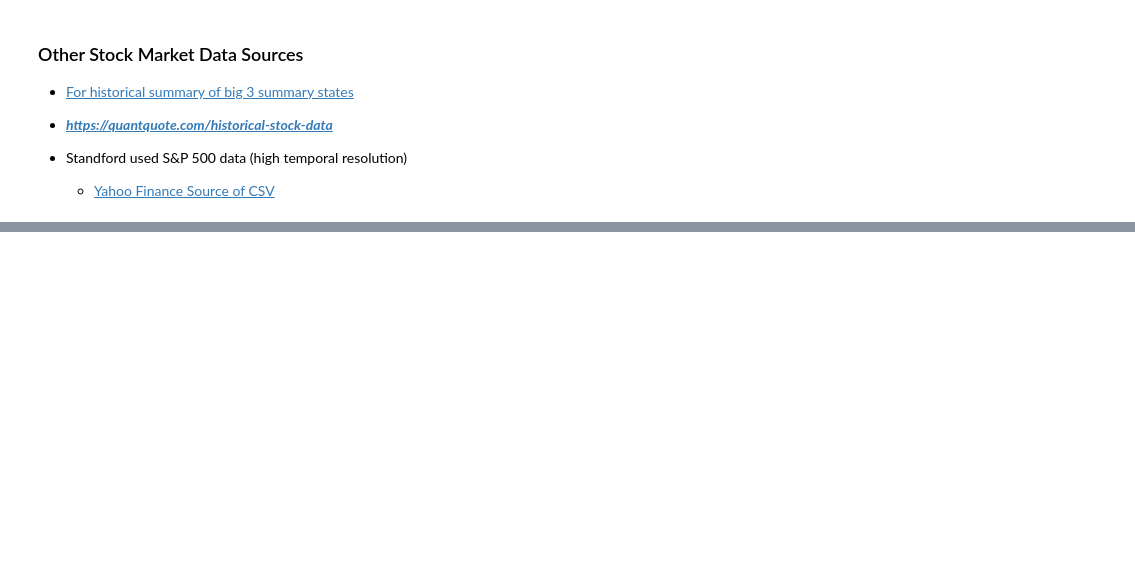
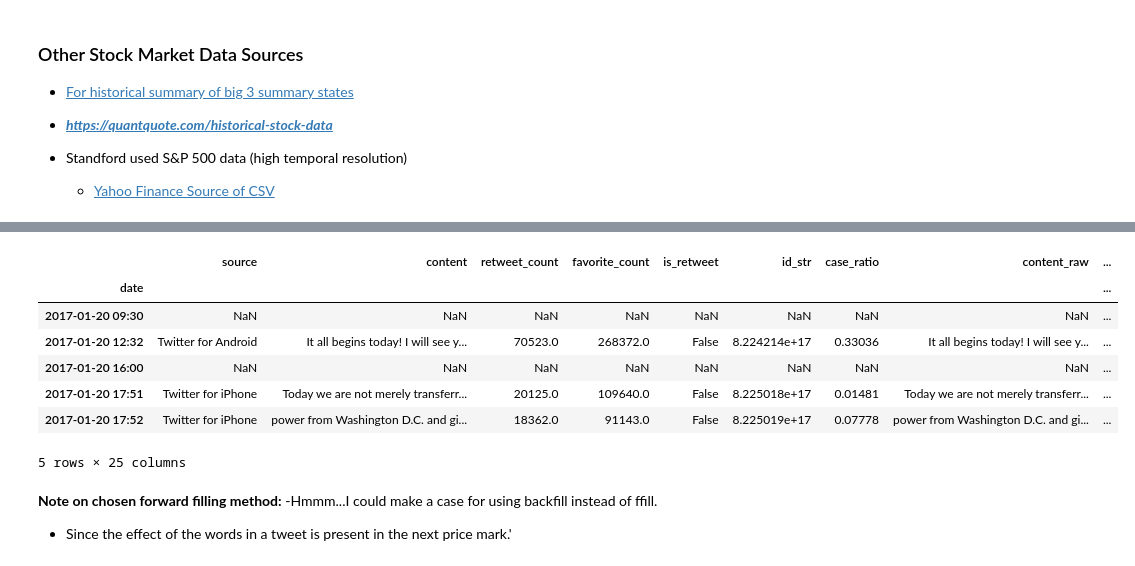
Before and after one commit to jirvingphd/dsc-5-capstone-project-online-ds-ft-021119, a Jupyter notebook: mod_5_final_project_wip.ipynb, the cells around one changed output, grey strips where cells are left out. Drawn from its saved outputs; the diff is of its cells as text; code cells hidden in the pictures; blank space fills up the shorter version.

```diff
--- a/mod_5_final_project_wip.ipynb
+++ b/mod_5_final_project_wip.ipynb
@@ -941,0 +957,11 @@ TypeError: resample() got an unexpected keyword argument 'inplace'
+# %%
+twitter_df = pd.read_csv('data/trump_twitter_archive_df.csv', encoding='utf-8',index_col='date',parse_dates=True)
+twitter_df.drop('Unnamed: 0',axis=1,inplace=True)
+
+# Fill in missing values before merging with stock data
+twitter_df.fillna('', inplace=True)
+twitter_df.sort_index(ascending=True, inplace=True)
+
+# Check header and daterange of index
+display(twitter_df.head(2))
+twitter_df.index[[0,-1]]
@@ -941,0 +975,9 @@ TypeError: resample() got an unexpected keyword argument 'inplace'
+# %%
+# Round inde to the nearest minute
+twitter_df.index = twitter_df.index.round('T')
+
+# Make datetime index a periodindex
+twitter_df = twitter_df.to_period('T')
+
+display(twitter_df.head(2))
+twitter_df.index[[0,-1]]
@@ -941,0 +986,12 @@ TypeError: resample() got an unexpected keyword argument 'inplace'
+# %%
+# Select only the stock periods that have corresponding tweets (post-inaugauration)
+stock_periods=stock_periods['2017-01-20':]
+
+# Confirm the endpoints of the stocks and tweets before combining
+stock_periods.index[[0,-1]], twitter_df.index[[0,-1]]
+
+# Make stock_periods a dataframe with 'price' column title
+stock_periods_df = pd.DataFrame(stock_periods,columns=['price'], copy=True)
+
+display(stock_periods_df.head(2))
+display(twitter_df.head(2))
@@ -941,0 +1010,3 @@ TypeError: resample() got an unexpected keyword argument 'inplace'
+# %%
+df = twitter_df.merge(stock_periods_df, how='outer', on='date', sort=True)
+df[['content','price']].isna().sum()
@@ -941,0 +1034,17 @@ TypeError: resample() got an unexpected keyword argument 'inplace'
+# %%
+# Apply forward filling for price column to give all tweets a S&P price value
+df['price'] = df['price'].fillna(method='ffill',axis=0)
+df.head()
+# %% [output]
+|  | source | content | retweet_count | favorite_count | is_retweet | id_str | case_ratio | content_raw | ... |
+| date |  |  |  |  |  |  |  |  | ... |
+| 2017-01-20 09:30 | NaN | NaN | NaN | NaN | NaN | NaN | NaN | NaN | ... |
+| 2017-01-20 12:32 | Twitter for Android | It all begins today! I will see y... | 70523.0 | 268372.0 | False | 8.224214e+17 | 0.33036 | It all begins today! I will see y... | ... |
+| 2017-01-20 16:00 | NaN | NaN | NaN | NaN | NaN | NaN | NaN | NaN | ... |
+| 2017-01-20 17:51 | Twitter for iPhone | Today we are not merely transferr... | 20125.0 | 109640.0 | False | 8.225018e+17 | 0.01481 | Today we are not merely transferr... | ... |
+| 2017-01-20 17:52 | Twitter for iPhone | power from Washington D.C. and gi... | 18362.0 | 91143.0 | False | 8.225019e+17 | 0.07778 | power from Washington D.C. and gi... | ... |
+5 rows × 25 columns
+# %% [markdown]
+**Note on chosen forward filling method:**
+-Hmmm...I could make a case for using backfill instead of ffill.
+- Since the effect of the words in a tweet is present in the next price mark.'
```
Also changed, not shown: parts of 37 cells of this notebook, 3 other files.
